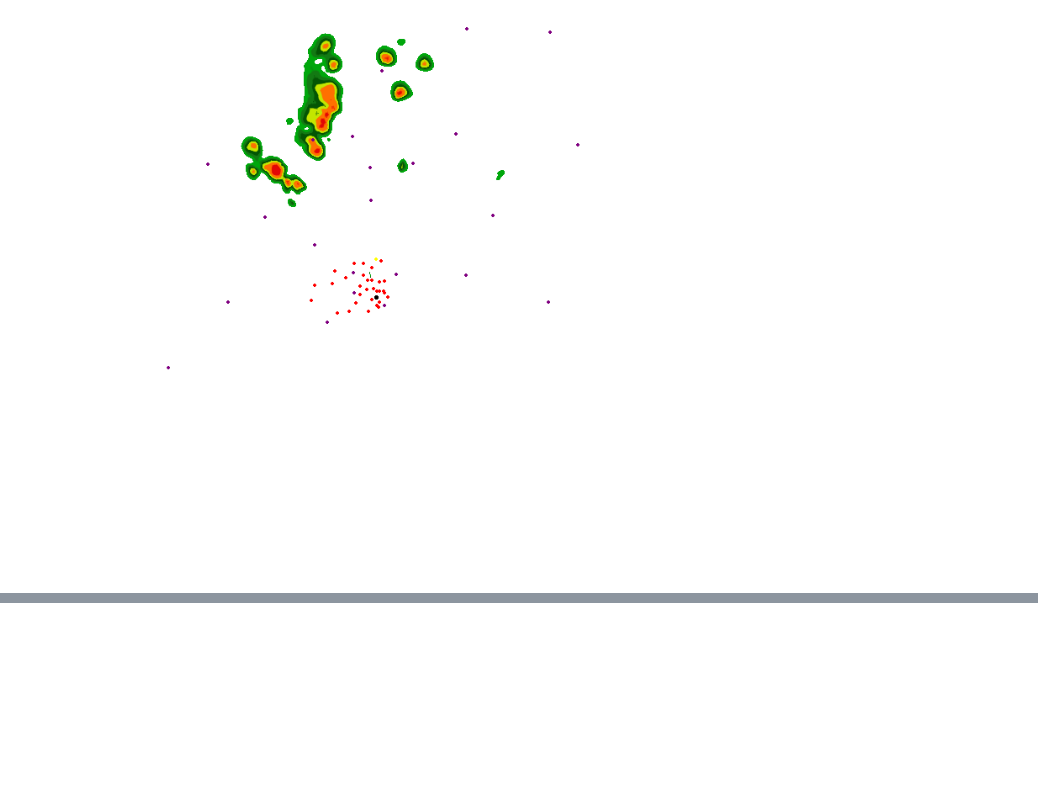
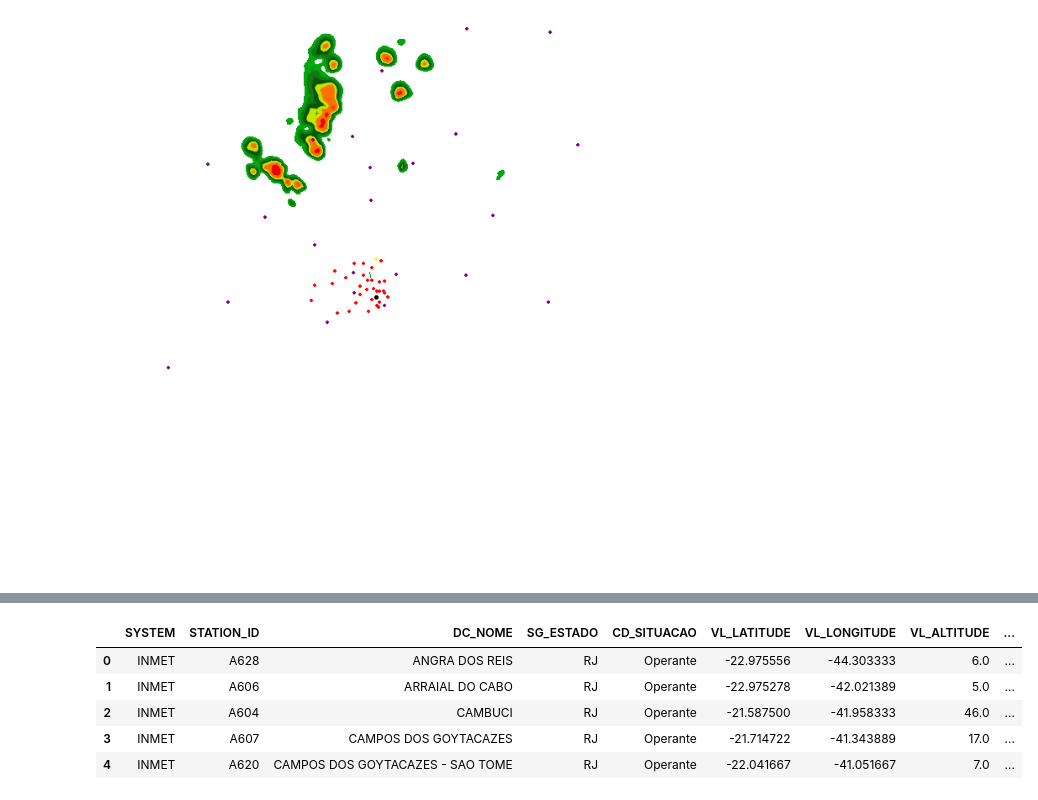
Before and after one commit to AILAB-CEFET-RJ/atmoseer, a Jupyter notebook: notebooks/sumare_radar/exibition_radar.ipynb, the cells around one changed output, grey strips where cells are left out. Saved outputs shown, nothing was run; the diff lists cells and outputs as text; code cells hidden in the pictures; blank space fills up the shorter version.

```diff
--- a/notebooks/sumare_radar/exibition_radar.ipynb
+++ b/notebooks/sumare_radar/exibition_radar.ipynb
@@ -152,0 +360,15 @@ tst2
+# %%
+import pandas as pd
+
+# Lê o arquivo CSV de estações
+stations = pd.read_csv("../../config/SurfaceStations.csv")
+
+# Mostra as primeiras linhas
+stations.head()
+# %% [output]
+|  | SYSTEM | STATION_ID | DC_NOME | SG_ESTADO | CD_SITUACAO | VL_LATITUDE | VL_LONGITUDE | VL_ALTITUDE | ... |
+| 0 | INMET | A628 | ANGRA DOS REIS | RJ | Operante | -22.975556 | -44.303333 | 6.0 | ... |
+| 1 | INMET | A606 | ARRAIAL DO CABO | RJ | Operante | -22.975278 | -42.021389 | 5.0 | ... |
+| 2 | INMET | A604 | CAMBUCI | RJ | Operante | -21.587500 | -41.958333 | 46.0 | ... |
+| 3 | INMET | A607 | CAMPOS DOS GOYTACAZES | RJ | Operante | -21.714722 | -41.343889 | 17.0 | ... |
+| 4 | INMET | A620 | CAMPOS DOS GOYTACAZES - SAO TOME | RJ | Operante | -22.041667 | -41.051667 | 7.0 | ... |
```
Also changed, not shown: parts of 12 cells of this notebook, 20 other files.
